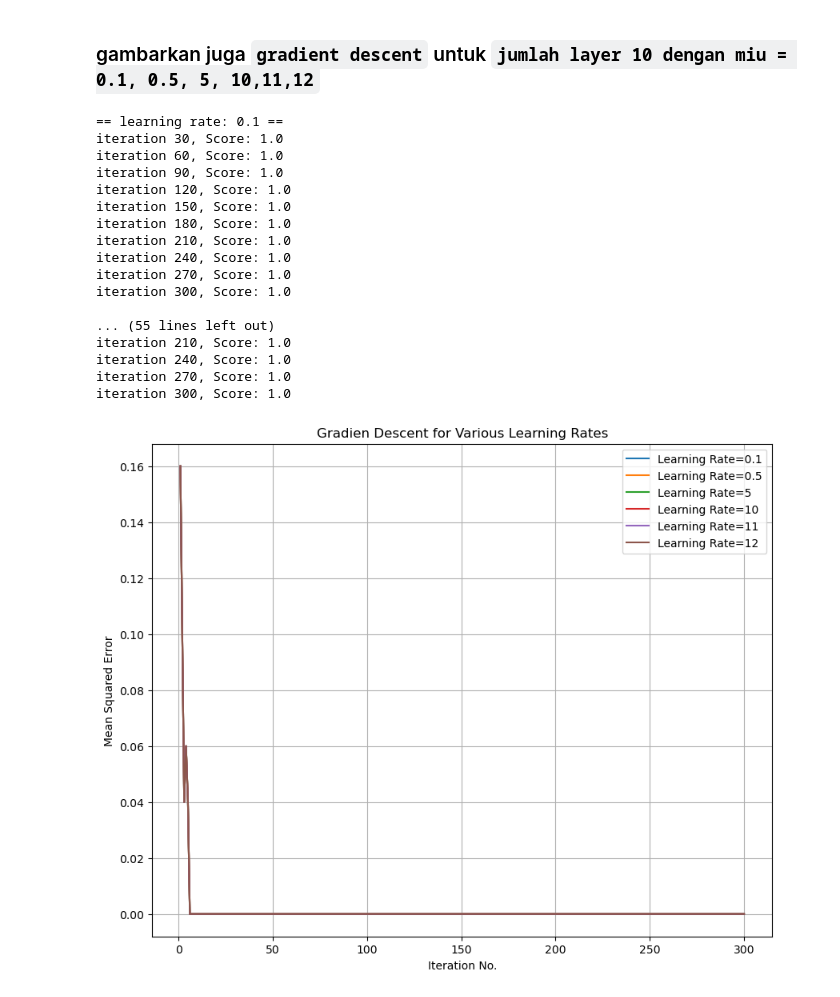
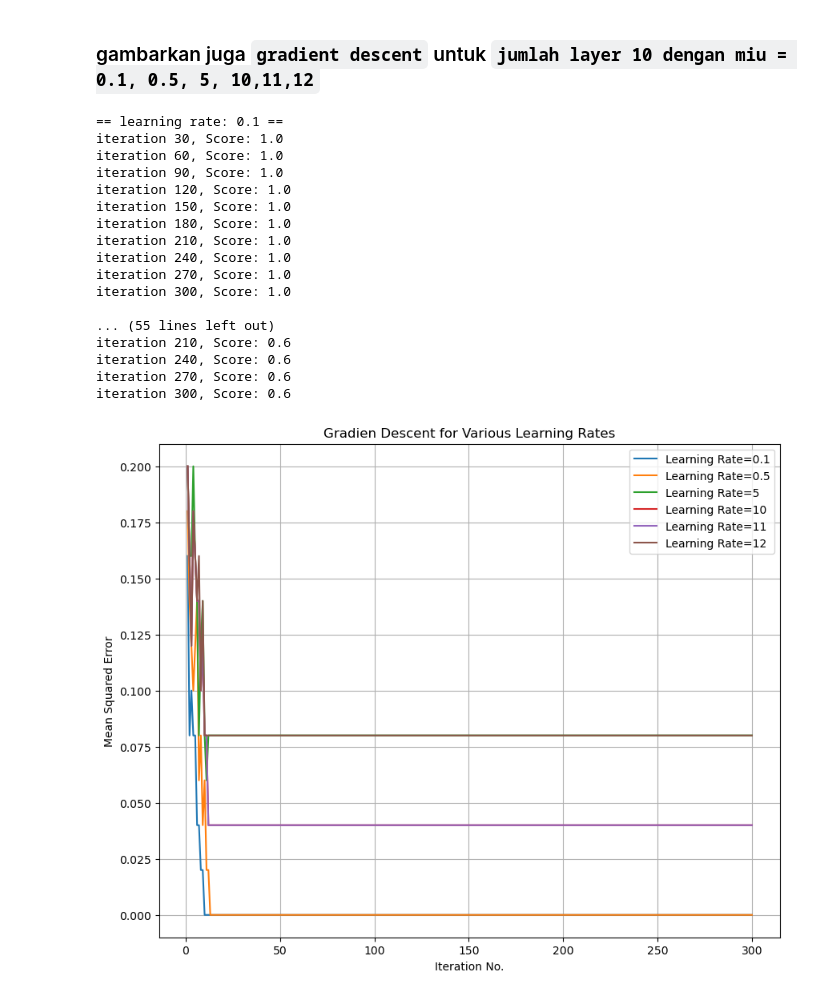
Before and after one commit to johannawawi/neuro-computing, a Jupyter notebook: week4.ipynb, the cells around one changed output. Saved outputs shown, nothing was run; the diff lists cells and outputs as text; code cells hidden in the pictures.

```diff
--- a/week4.ipynb
+++ b/week4.ipynb
@@ -253,41 +253,41 @@ for lr in learning_rates:
     print(f"\n== learning rate: {lr} ==")
     for i in iter_num:
         model = MLP(hidden_layer_sizes=(10), max_iter=i, activation='identity',
-                            learning_rate_init=lr, solver='lbfgs', random_state=42)
+                            learning_rate_init=lr, random_state=42)
 
         model.fit(input_sequence, np.argmax(target, axis=1))
 
         pred = model.predict(input_sequence)
         pred_one_hot = np.eye(10)[pred]  # convert predictions to one-hot format
         error.append(mse(target, pred_one_hot))
 
         if i % 30 == 0:
             print(f'iteration {i}, Score: {model.score(input_sequence, np.argmax(target, axis=1))}')
 
     plt.plot(iter_num, error, label=f'Learning Rate={lr}')
 
 plt.xlabel('Iteration No.')
 plt.ylabel('Mean Squared Error')
 plt.title('Gradien Descent for Various Learning Rates')
 plt.legend()
 plt.grid(True)
 plt.show()
 # %% [output]
 == learning rate: 0.1 ==
 iteration 30, Score: 1.0
 iteration 60, Score: 1.0
 iteration 90, Score: 1.0
 iteration 120, Score: 1.0
 iteration 150, Score: 1.0
 iteration 180, Score: 1.0
 iteration 210, Score: 1.0
 iteration 240, Score: 1.0
 iteration 270, Score: 1.0
 iteration 300, Score: 1.0
 
 ... (55 lines left out)
-iteration 210, Score: 1.0
-iteration 240, Score: 1.0
-iteration 270, Score: 1.0
-iteration 300, Score: 1.0
+iteration 210, Score: 0.6
+iteration 240, Score: 0.6
+iteration 270, Score: 0.6
+iteration 300, Score: 0.6
-[figure, old version]
+[figure, new version]
```
